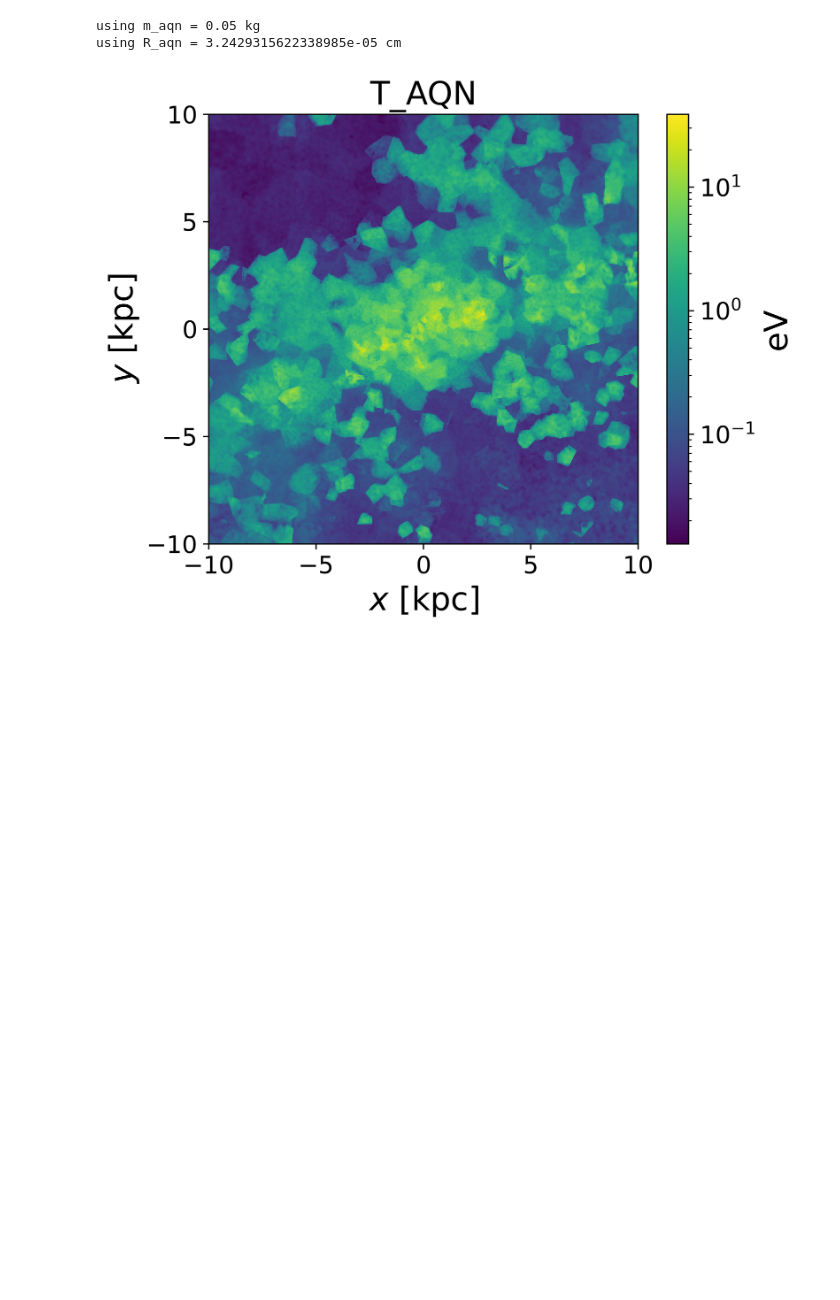
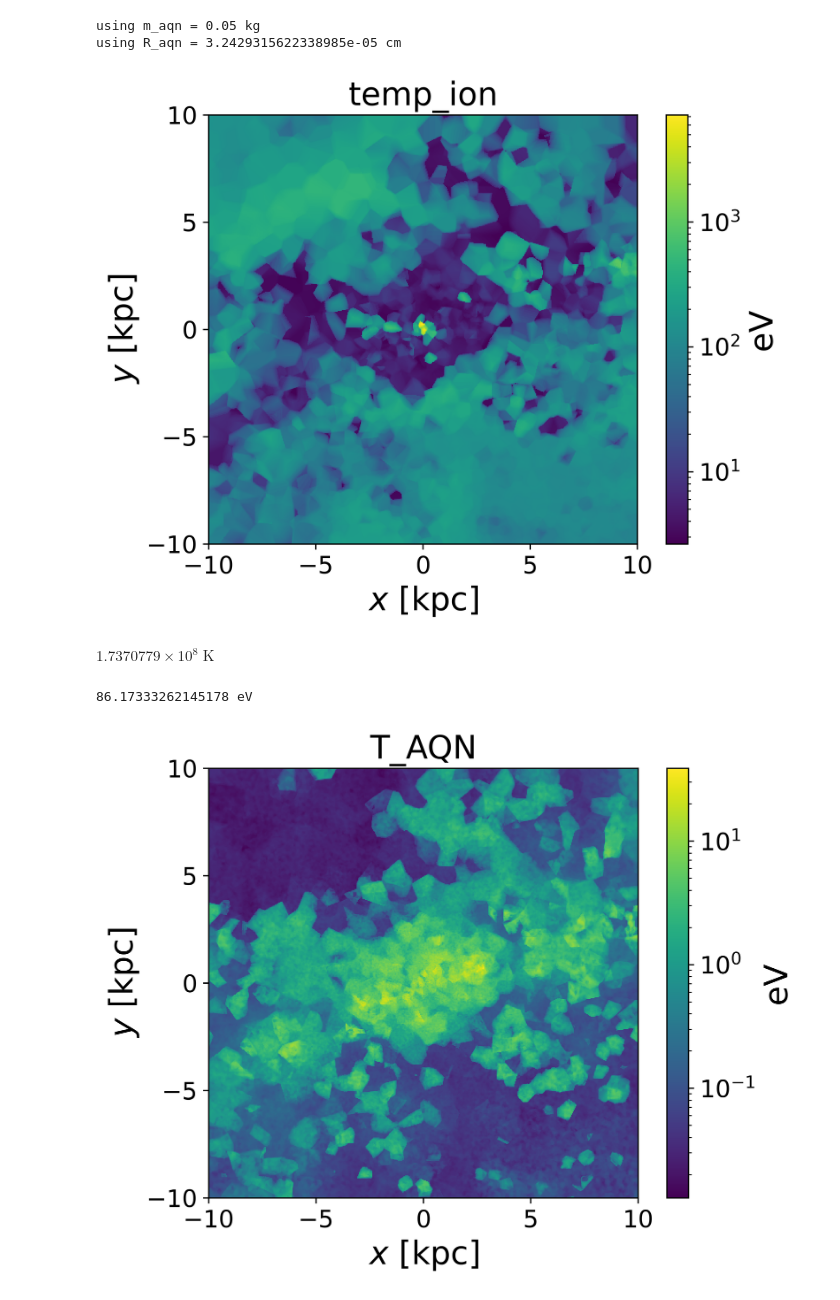
Before and after one commit to msekatchev/nugget-emissions, a Jupyter notebook: processing/generate-skymap-from-cubes-v2.ipynb, the cells around one changed output. Cells and saved outputs as stored; diff of their text form; code cells hidden in the pictures; blank space fills up the shorter version.

Commit message:
generating skymaps

```diff
--- a/processing/generate-skymap-from-cubes-v2.ipynb
+++ b/processing/generate-skymap-from-cubes-v2.ipynb
@@ -36,13 +32,35 @@ def plot_cube(x, unit_label, save_name):
     plt.xticks(np.array([-10,-5,0,5,10]),fontsize=15)
     plt.yticks(np.array([-10,-5,0,5,10]), fontsize=15)
 
-    plt.title("T_AQN", size=20)
+    plt.title(save_name, size=20)
 
     # plt.savefig(save_name+".png", bbox_inches='tight')
     # plt.savefig(save_name+".svg", bbox_inches='tight')
 
     # plt.close()
     plt.show()
+
+h_func_cutoff = 17 + 12*np.log(2)
+def h(x):
+    return_array = np.copy(x)
+    return_array[np.where(x<1)] = (17 - 12*np.log(x[np.where(x<1)]/2))
+    return_array[np.where(x>=1)] = h_func_cutoff
+    return return_array
+
+# erg Hz^-1 s^-1 cm^-2
+# nu Hz
+# T eV
+def spectral_surface_emissivity(nu, T):
+    T = T * eV_to_erg
+    w = 2 * np.pi * nu * Hz_to_erg
+    unit_factor = (1 / cst.hbar.cgs) * (1/(cst.hbar.cgs * cst.c.cgs))**2 * (cst.hbar.cgs * 1/u.Hz * 1/u.s)
+    #                ^ 1/seconds           ^ 1/area                          ^ 1/frequency and energy
+    return unit_factor * 4/45 * T**3 * cst.alpha ** (5/2) * 1/np.pi * (T/(m_e_eV*eV_to_erg))**(1/4) * (1 + w/T) * np.exp(- w/T) * h(w/T)
+
+def convert_to_skymap_units(F_erg_hz_cm2,nu):
+    erg_hz_cm2 = 1*u.erg/u.s/u.Hz/u.cm**2
+    C = erg_hz_cm2.to(skymap_units)
+    return (F_erg_hz_cm2 * C / erg_hz_cm2).to(u.mK, equivalencies = u.brightness_temperature(nu))
 # %%
 # define AQN parameters
 m_aqn_kg = 0.05*u.kg
@@ -82,4 +100,17 @@ cubes["t_aqn_n"] = T_AQN_analytical(cubes["neut_gas"], cubes["dv_neut"], f, g)
 cubes["t_aqn_i"] = T_AQN_ionized2(cubes["ioni_gas"], cubes["dv_ioni"], f, g, cubes["temp_ion"], R_aqn_cm)
 # if ioni temp is lower than neut temp, replace with neut temp
 cubes["t_aqn_i"][cubes["t_aqn_i"]<cubes["t_aqn_n"]] = cubes["t_aqn_n"][cubes["t_aqn_i"]<cubes["t_aqn_n"]]
+# %%
+plot_cube(cubes["temp_ion"], "eV", "temp_ion")
+np.max(cubes["temp_ion"])/K_to_eV
+# %% [output]
+[figure, added]
+$1.7370779 \times 10^{8} \; \mathrm{K}$
+# %%
+T_warm     = (3e4 + 1e5)/2 * u.K * K_to_eV
+T_warm_hot = (1e5 + 1e6)/2 * u.K * K_to_eV
+T_hot      = 1e6 * u.K * K_to_eV
+print(T_hot)
+# %% [output]
+86.17333262145178 eV
 # %%
```
Also changed, not shown: parts of 21 cells of this notebook, 2 other files.
